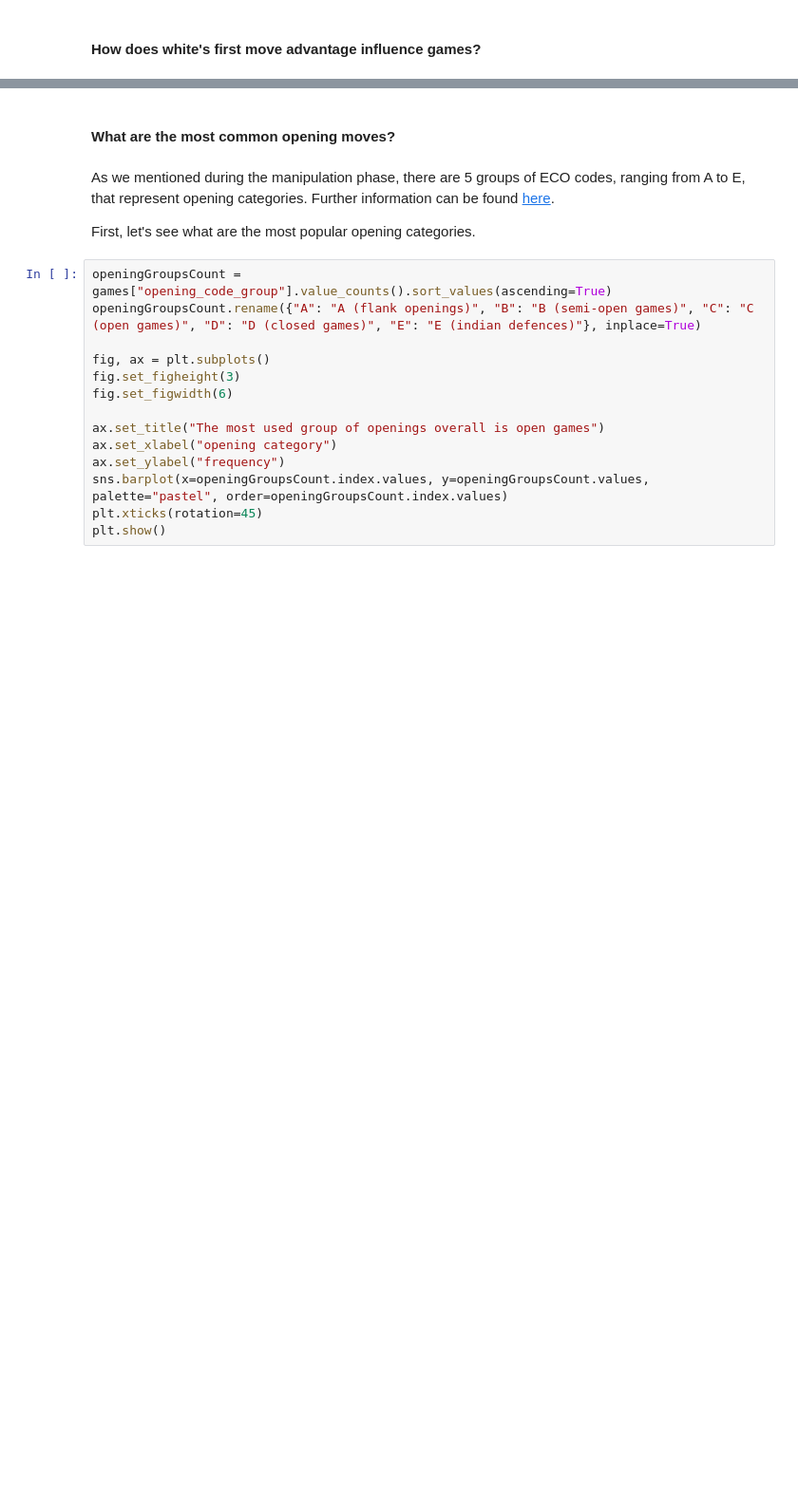
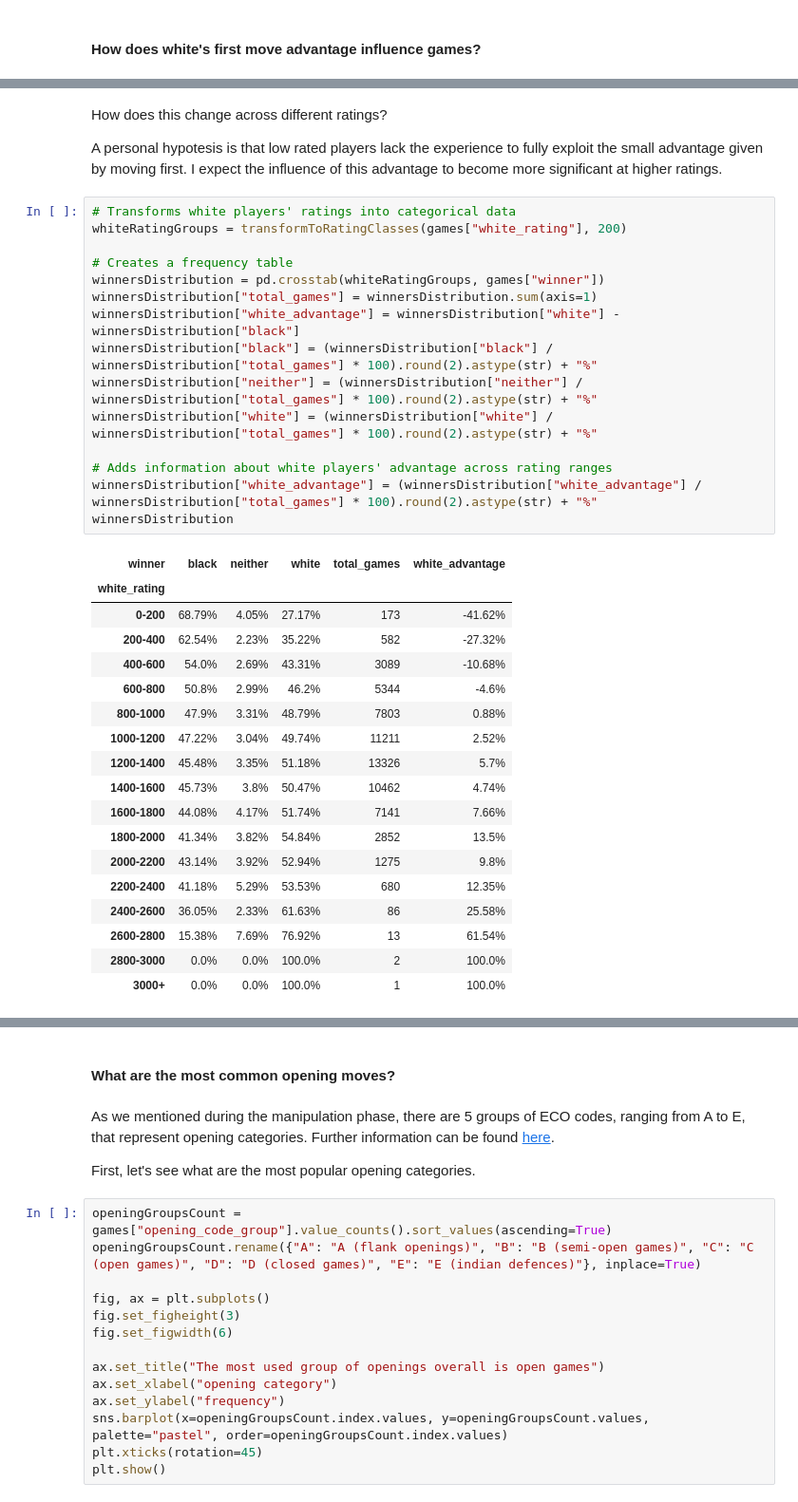
Before and after one commit to lamparelli/chess-data-analysis, a Jupyter notebook: main.ipynb, the cells around one changed output, grey strips where cells are left out. Shown at 95% size. Saved outputs shown, nothing was run; the diff lists cells and outputs as text; blank space fills up the shorter version.

Commit message:
added frequency table for first move advantage

```diff
--- a/main.ipynb
+++ b/main.ipynb
@@ -1058,0 +1065,38 @@ plt.show()
+# %% [markdown]
+How does this change across different ratings?
+
+A personal hypotesis is that low rated players lack the experience to fully exploit the small advantage given by moving first. I expect the influence of this advantage to become more significant at higher ratings.
+# %%
+# Transforms white players' ratings into categorical data
+whiteRatingGroups = transformToRatingClasses(games["white_rating"], 200)
+
+# Creates a frequency table
+winnersDistribution = pd.crosstab(whiteRatingGroups, games["winner"])
+winnersDistribution["total_games"] = winnersDistribution.sum(axis=1)
+winnersDistribution["white_advantage"] = winnersDistribution["white"] - winnersDistribution["black"]
+winnersDistribution["black"] = (winnersDistribution["black"] / winnersDistribution["total_games"] * 100).round(2).astype(str) + "%"
+winnersDistribution["neither"] = (winnersDistribution["neither"] / winnersDistribution["total_games"] * 100).round(2).astype(str) + "%"
+winnersDistribution["white"] = (winnersDistribution["white"] / winnersDistribution["total_games"] * 100).round(2).astype(str) + "%"
+
+# Adds information about white players' advantage across rating ranges
+winnersDistribution["white_advantage"] = (winnersDistribution["white_advantage"] / winnersDistribution["total_games"] * 100).round(2).astype(str) + "%"
+winnersDistribution
+# %% [output]
+| winner | black | neither | white | total_games | white_advantage |
+| white_rating |  |  |  |  |  |
+| 0-200 | 68.79% | 4.05% | 27.17% | 173 | -41.62% |
+| 200-400 | 62.54% | 2.23% | 35.22% | 582 | -27.32% |
+| 400-600 | 54.0% | 2.69% | 43.31% | 3089 | -10.68% |
+| 600-800 | 50.8% | 2.99% | 46.2% | 5344 | -4.6% |
+| 800-1000 | 47.9% | 3.31% | 48.79% | 7803 | 0.88% |
+| 1000-1200 | 47.22% | 3.04% | 49.74% | 11211 | 2.52% |
+| 1200-1400 | 45.48% | 3.35% | 51.18% | 13326 | 5.7% |
+| 1400-1600 | 45.73% | 3.8% | 50.47% | 10462 | 4.74% |
+| 1600-1800 | 44.08% | 4.17% | 51.74% | 7141 | 7.66% |
+| 1800-2000 | 41.34% | 3.82% | 54.84% | 2852 | 13.5% |
+| 2000-2200 | 43.14% | 3.92% | 52.94% | 1275 | 9.8% |
+| 2200-2400 | 41.18% | 5.29% | 53.53% | 680 | 12.35% |
+| 2400-2600 | 36.05% | 2.33% | 61.63% | 86 | 25.58% |
+| 2600-2800 | 15.38% | 7.69% | 76.92% | 13 | 61.54% |
+| 2800-3000 | 0.0% | 0.0% | 100.0% | 2 | 100.0% |
+| 3000+ | 0.0% | 0.0% | 100.0% | 1 | 100.0% |
```
Also changed, not shown: parts of 5 cells of this notebook.
